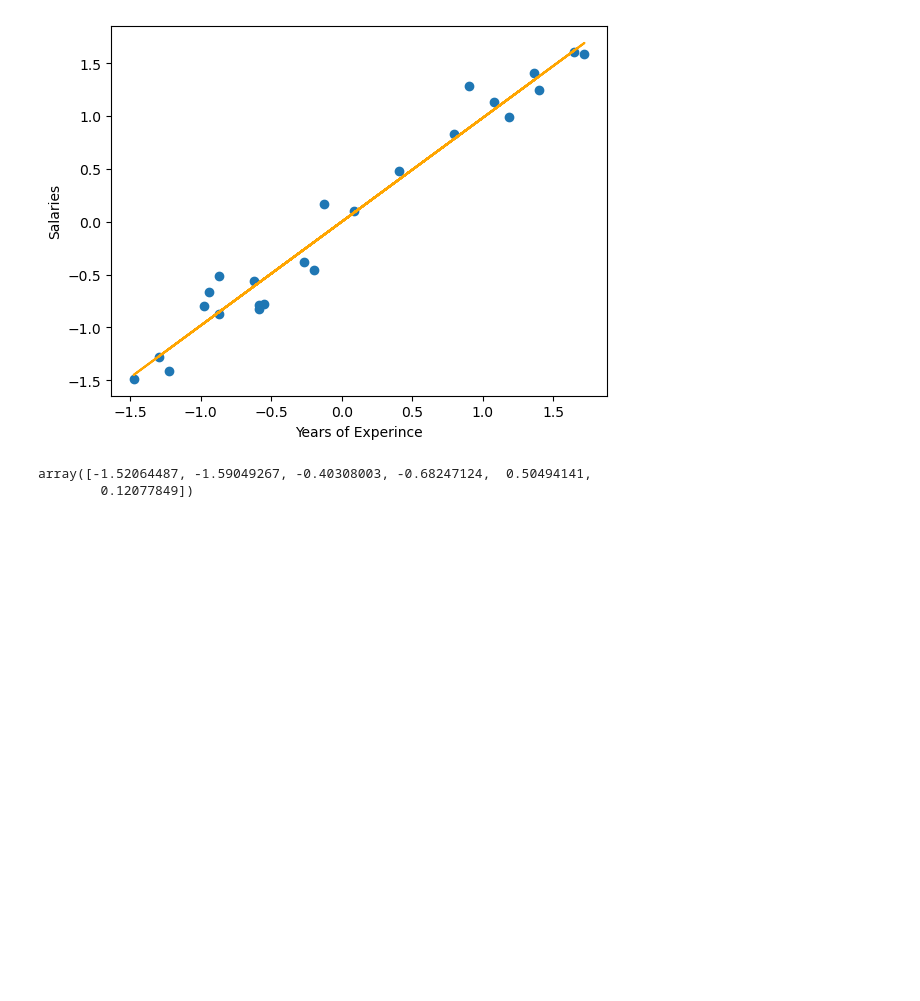
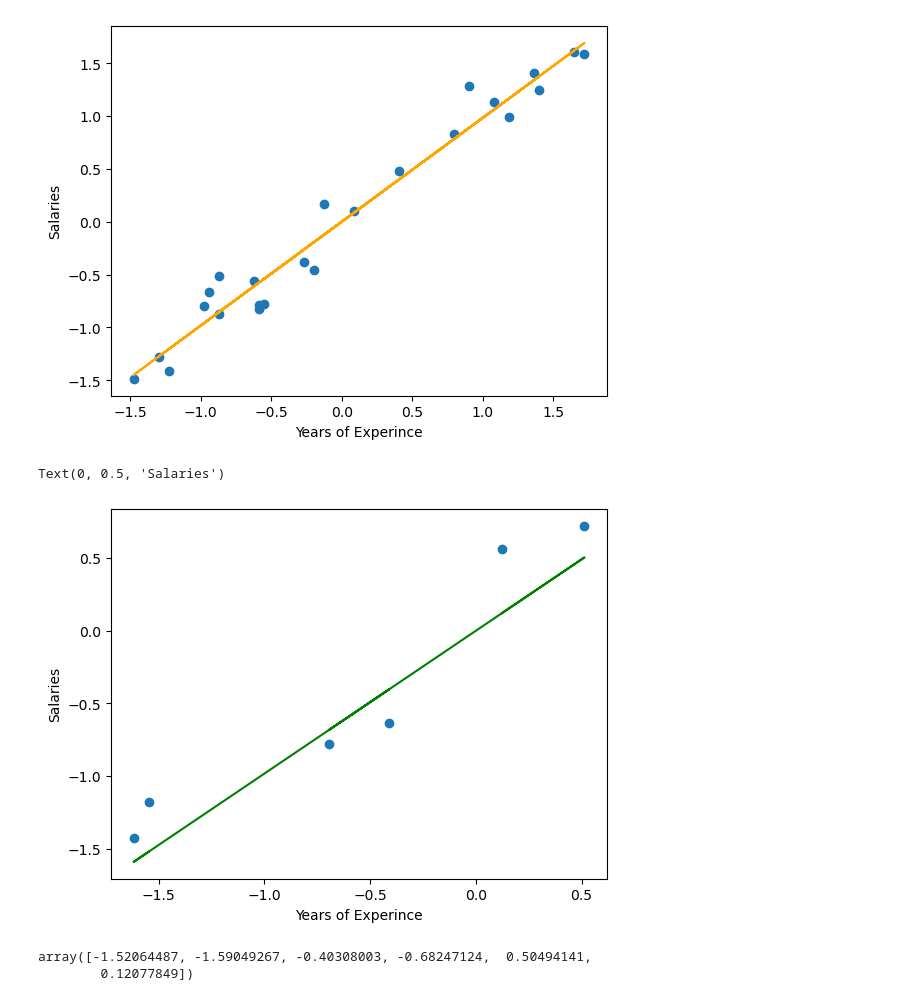
Before and after one commit to the-liyanage/from-scratch, a Jupyter notebook: regression/basic-linear-regression/regression_metrics.ipynb, the cells around one changed output. Drawn from its saved outputs; the diff is of its cells as text; code cells hidden in the pictures; blank space fills up the shorter version.

Commit message:
test-data graph added

```diff
--- a/regression/basic-linear-regression/regression_metrics.ipynb
+++ b/regression/basic-linear-regression/regression_metrics.ipynb
@@ -126,6 +106,15 @@ plt.ylabel('Salaries')
 # %% [output]
 Text(0, 0.5, 'Salaries')
 [figure]
+# %%
+#Plot for the test data points
+plt.scatter(X_test_scaled, y_test_scaled)
+plt.plot(X_test_scaled, model.predict(X_test_scaled), color='green')
+plt.xlabel('Years of Experince')
+plt.ylabel('Salaries')
+# %% [output]
+Text(0, 0.5, 'Salaries')
+[figure, added]
 # %%
 y_pred_scaled = model.predict(X_test_scaled)
 y_pred_scaled
```
Also changed, not shown: parts of 1 cell of this notebook, 2 other files.
